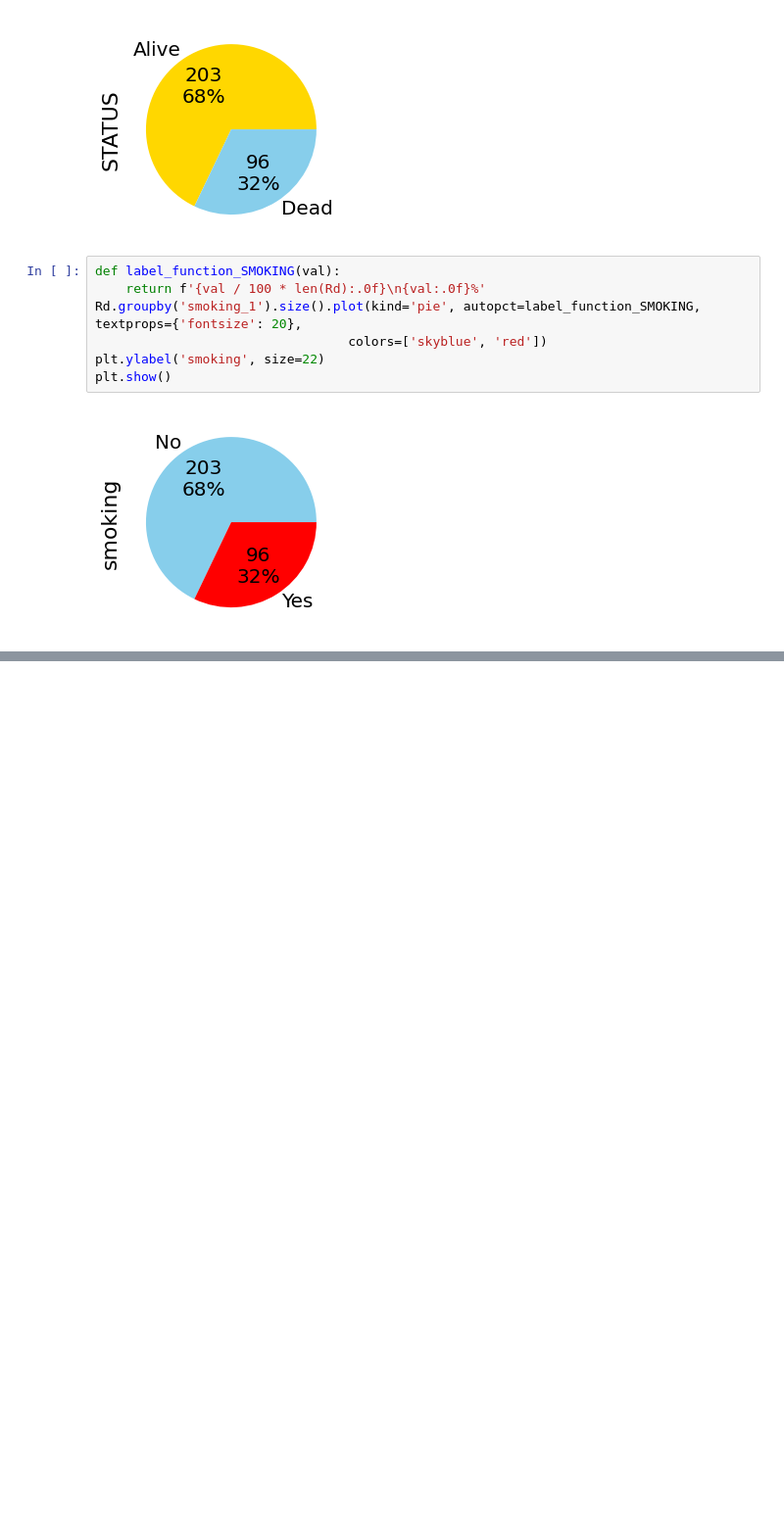
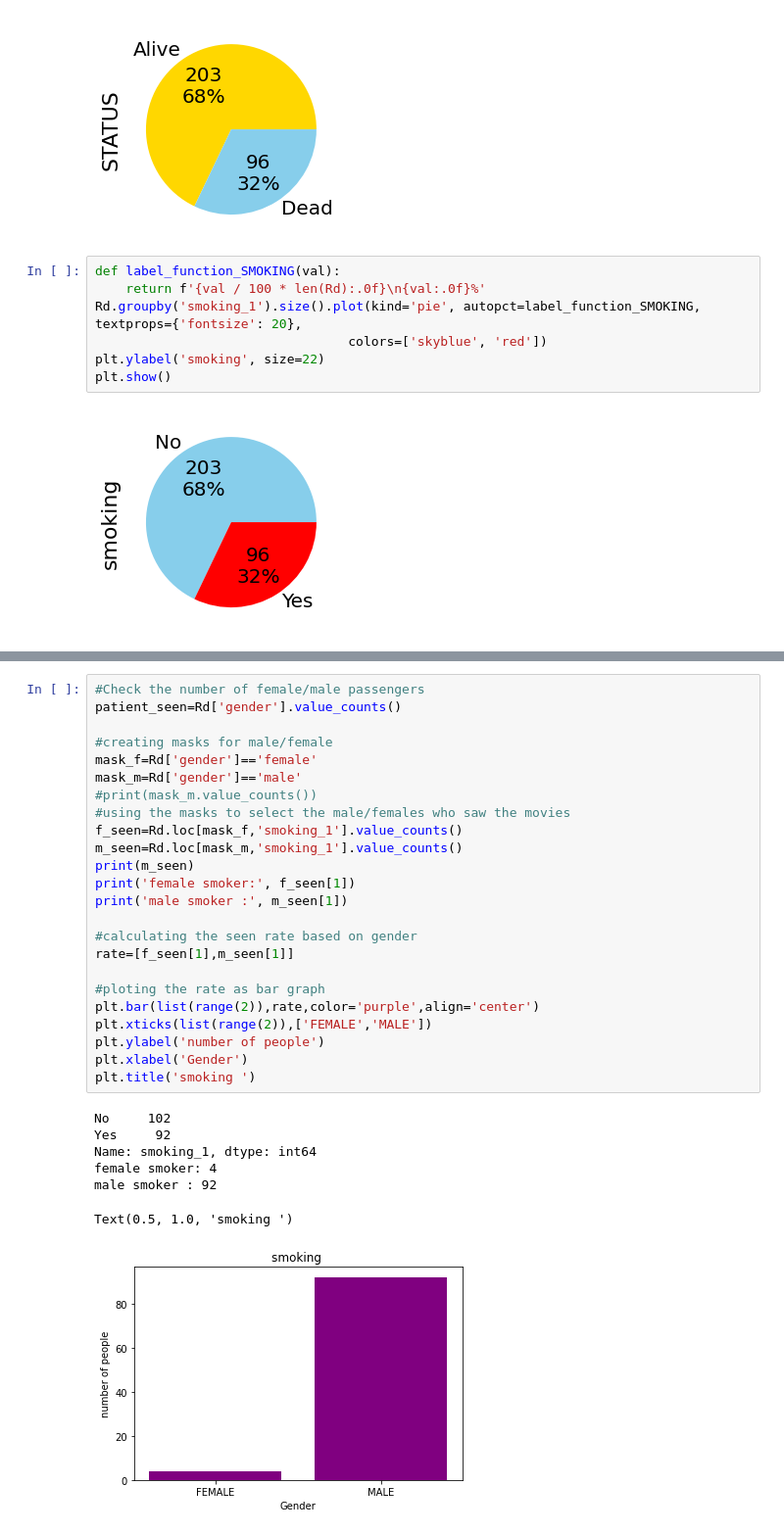
Before and after one commit to shantanu779/data_science, a Jupyter notebook: assignment2.ipynb, the cells around one changed output, grey strips where cells are left out. Shown at 98% size. Drawn from its saved outputs; the diff is of its cells as text; blank space fills up the shorter version.

```diff
--- a/assignment2.ipynb
+++ b/assignment2.ipynb
@@ -285,0 +341,32 @@ plt.show()
+# %%
+#Check the number of female/male passengers
+patient_seen=Rd['gender'].value_counts()
+
+#creating masks for male/female
+mask_f=Rd['gender']=='female'
+mask_m=Rd['gender']=='male'
+#print(mask_m.value_counts())
+#using the masks to select the male/females who saw the movies
+f_seen=Rd.loc[mask_f,'smoking_1'].value_counts()
+m_seen=Rd.loc[mask_m,'smoking_1'].value_counts()
+print(m_seen)
+print('female smoker:', f_seen[1])
+print('male smoker :', m_seen[1])
+
+#calculating the seen rate based on gender
+rate=[f_seen[1],m_seen[1]]
+
+#ploting the rate as bar graph
+plt.bar(list(range(2)),rate,color='purple',align='center')
+plt.xticks(list(range(2)),['FEMALE','MALE'])
+plt.ylabel('number of people')
+plt.xlabel('Gender')
+plt.title('smoking ')
+# %% [output]
+No     102
+Yes     92
+Name: smoking_1, dtype: int64
+female smoker: 4
+male smoker : 92
+Text(0.5, 1.0, 'smoking ')
+[figure, added]
```
Also changed, not shown: parts of 10 cells of this notebook, 1 other file.
